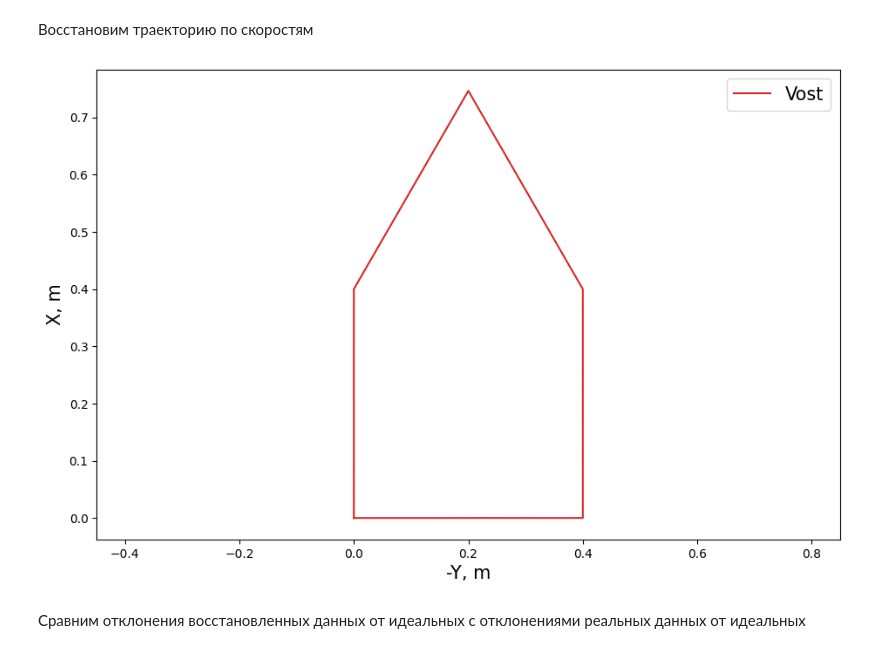
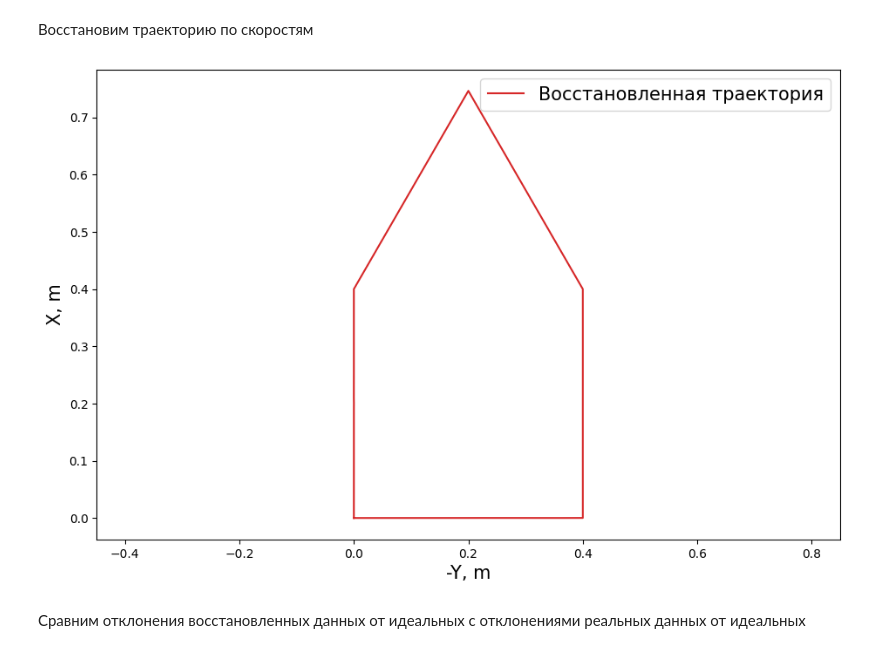
Before and after one commit to topkek777/SkillFactory, a Jupyter notebook: energy_hope.ipynb, the cells around one changed output. Saved outputs shown, nothing was run; the diff lists cells and outputs as text; code cells hidden in the pictures.

```diff
--- a/energy_hope.ipynb
+++ b/energy_hope.ipynb
@@ -486,14 +484,14 @@ plot_x_y_psi(arr_restored, x_y_max_padding=0.1, om_max_padding=0.00001)
 Восстановим траекторию по скоростям
 # %%
 plt.figure(figsize=(11, 7))
-plt.plot(-arr_restored['Y'], arr_restored['X'], label="Vost", color="tab:red")
+plt.plot(-arr_restored['Y'], arr_restored['X'], label="Восстановленная траектория", color="tab:red")
 plt.xlabel("-Y, m", fontsize=15)
 plt.ylabel("X, m", fontsize=15)
 plt.axis('equal')
 plt.legend(loc='upper right', fontsize=15)
 plt.show()
 # %% [output]
-[figure, old version]
+[figure, new version]
 # %% [markdown]
 Сравним отклонения восстановленных данных от идеальных с отклонениями реальных данных от идеальных
 # %%
```
Also changed, not shown: parts of 3 cells of this notebook.
